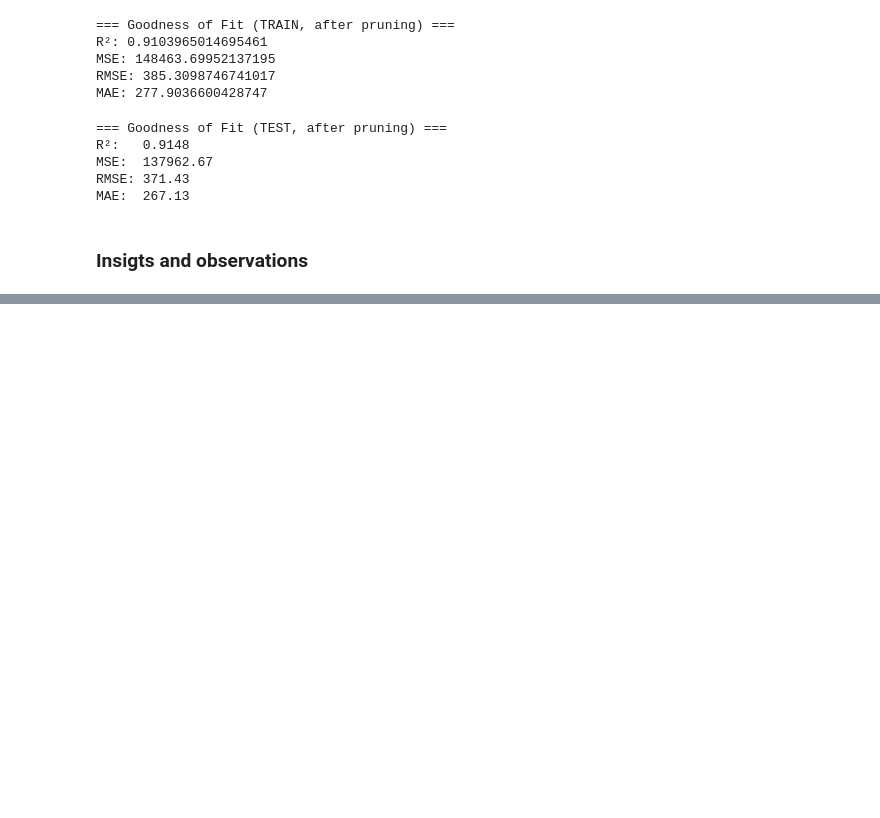
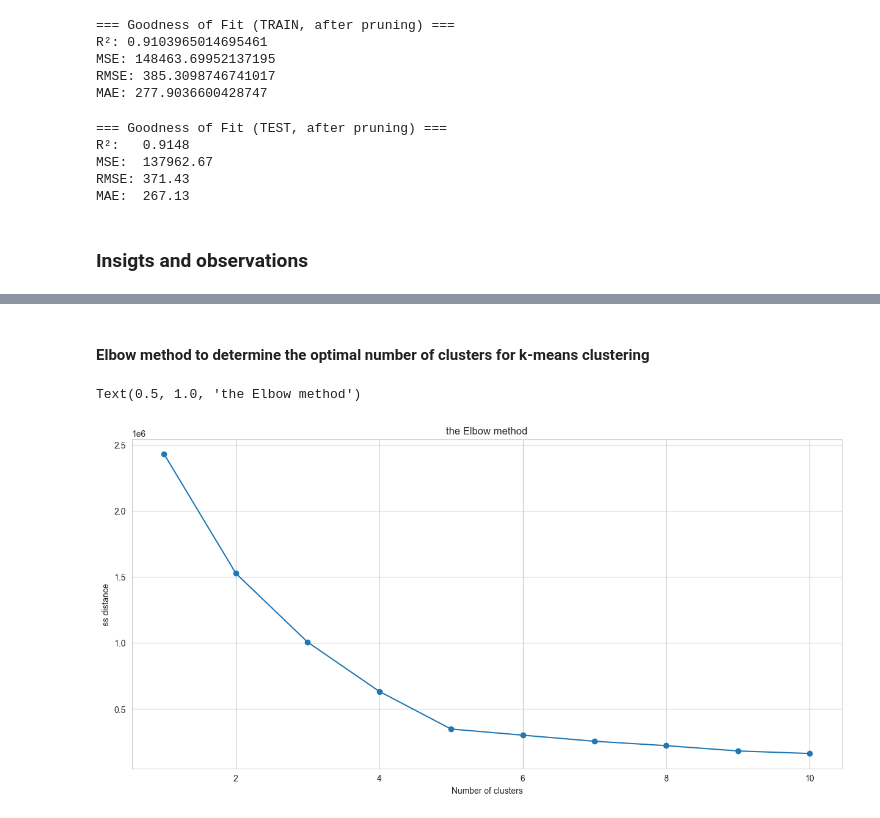
Before and after one commit to DimaBrikach/AdvancedAnalytics_Assignment, a Jupyter notebook: Dzmitry_Brykach_DA301_Assignment.ipynb, the cells around one changed output, grey strips where cells are left out. Saved outputs shown, nothing was run; the diff lists cells and outputs as text; code cells hidden in the pictures; blank space fills up the shorter version.

```diff
--- a/Dzmitry_Brykach_DA301_Assignment.ipynb
+++ b/Dzmitry_Brykach_DA301_Assignment.ipynb
@@ -620,0 +681,19 @@ MAE:  267.13
+# %% [markdown]
+#### Elbow method to determine the optimal number of clusters for k-means clustering
+# %%
+## Determine the number of clusters: Elbow method.
+ss = []
+for i in range(1,11):
+    kmeans = KMeans(n_clusters=i, random_state=0, init='k-means++',n_init=10, max_iter=300)
+    kmeans.fit(df3)
+    ss.append(kmeans.inertia_)
+
+# plotting the Elbow method
+plt.figure(figsize=(15, 7))
+plt.plot(range(1,11), ss, marker='o')
+plt.xlabel('Number of clusters')
+plt.ylabel('ss distance')
+plt.title('the Elbow method')
+# %% [output]
+Text(0.5, 1.0, 'the Elbow method')
+[figure, added]
```
Also changed, not shown: parts of 27 cells of this notebook.
